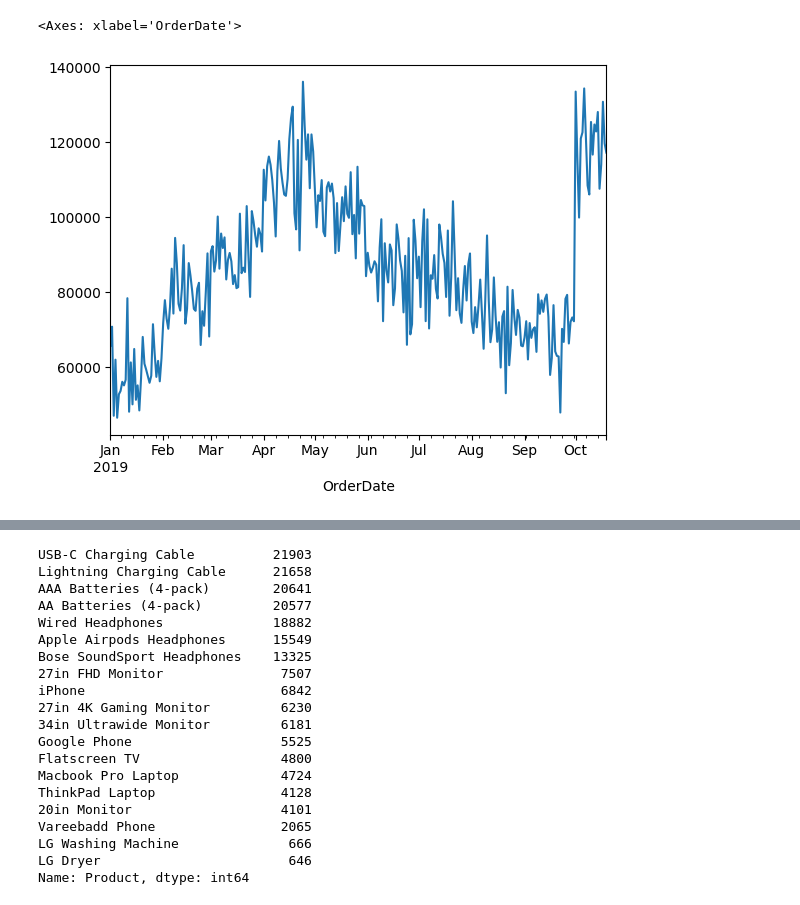
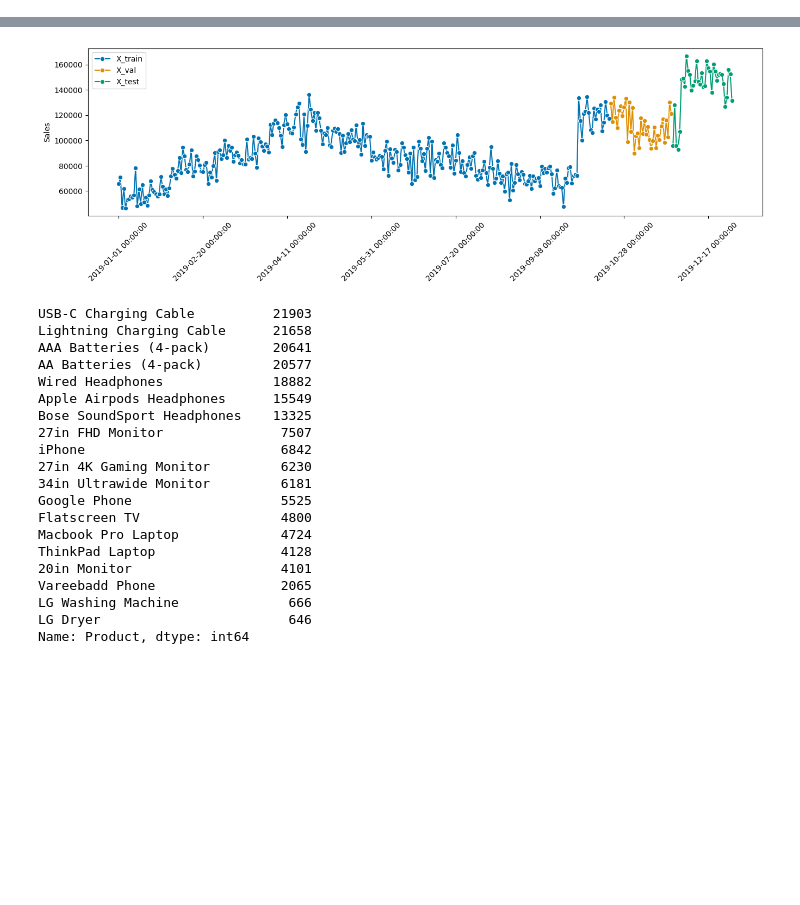
Before and after one commit to AllDataers/SalesPredictionGroupe4, a Jupyter notebook: notebooks/ml_prediction.ipynb, the cells around one changed output, grey strips where cells are left out. Drawn from its saved outputs; the diff is of its cells as text; code cells hidden in the pictures; blank space fills up the shorter version.

```diff
--- a/notebooks/ml_prediction.ipynb
+++ b/notebooks/ml_prediction.ipynb
@@ -17,8 +16,3 @@ from sktime.split import temporal_train_test_split
 X_train, X_test = temporal_train_test_split(y=df["Sales"].resample("D").sum(), test_size=0.2)
 # %%
 X_val, X_test = temporal_train_test_split(y=X_test, test_size=0.5)
-# %%
-X_train.plot()
-# %% [output]
-<Axes: xlabel='OrderDate'>
-[figure, removed]
@@ -24,0 +21,6 @@ X_train.plot()
+# %%
+import matplotlib.pyplot as plt
+from sktime.utils.plotting import plot_series
+plot_series(X_train,X_val, X_test, labels=["X_train","X_val", "X_test"])
+plt.xticks(rotation=45)
+# %% [output]
@@ -25,3 +38,4 @@ X_train.plot()
+[figure, added]
 # %%
 initial_df = initial_df.sort_values(by=["OrderDate"], ascending=True)
 # %%
```
Also changed, not shown: parts of 11 cells of this notebook.
